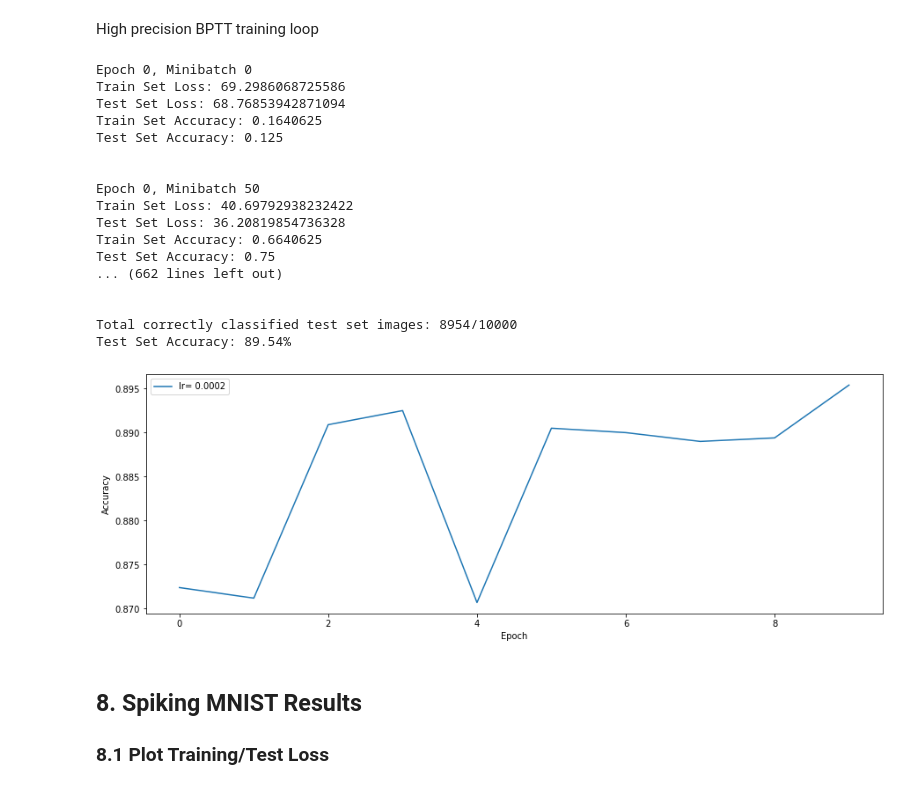
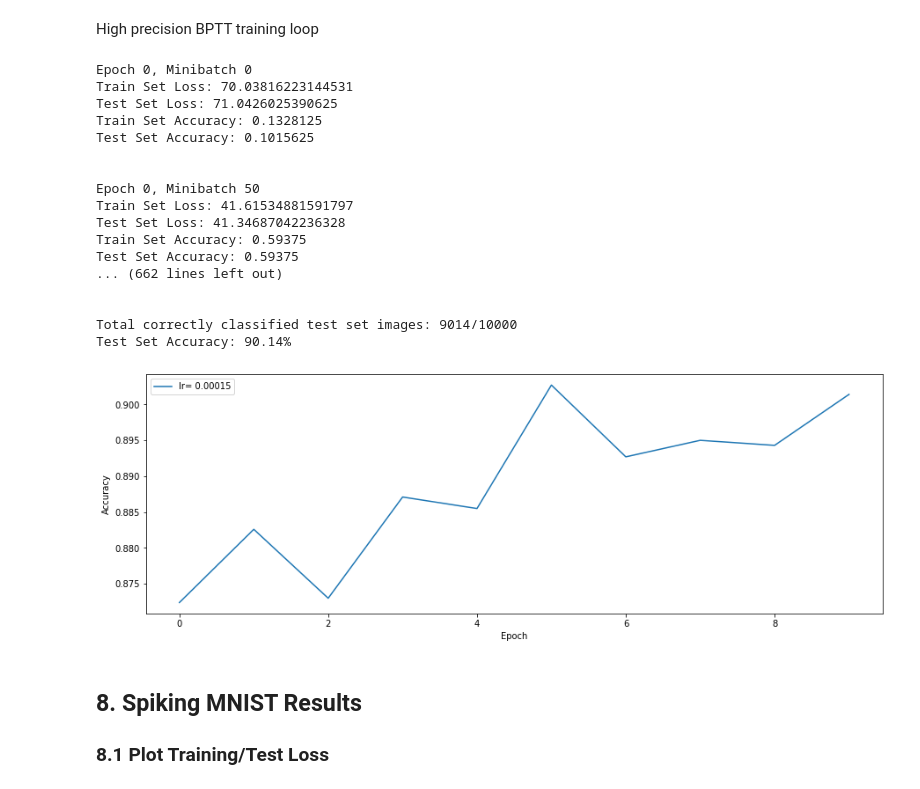
Before and after one commit to jeshraghian/snntorch, a Jupyter notebook: examples/binary_weights_conv_bilayer.ipynb, the cells around one changed output. Saved outputs shown, nothing was run; the diff lists cells and outputs as text; code cells hidden in the pictures.

```diff
--- a/examples/binary_weights_conv_bilayer.ipynb
+++ b/examples/binary_weights_conv_bilayer.ipynb
@@ -1137,6 +1135,7 @@ class Net(nn.Module):
         self.fc3 = BinarizeLinear(16*13*13, 10, bias= False)
         self.lif3 = Stein_single(alpha=alpha, beta=beta)
         self.dropout = nn.Dropout(p=0.1)
+        self.softmax = nn.Softmax(dim=-1)
     def forward(self, x):
         # Initialize LIF state variables and spike output tensors
         spk1, syn1, mem1 = self.lif1.init_stein(batch_size, 16, 13, 13)
@@ -1159,7 +1158,7 @@ class Net(nn.Module):
 
             cur3 = self.fc3(self.dropout(spk1.view(batch_size, -1)))
             spk3, syn3, mem3 = self.lif3(cur3, syn3, mem3)
-
+            spk3 = self.softmax(spk3)
             spk3_rec.append(spk3)
             mem3_rec.append(mem3)
 
@@ -1192,7 +1191,7 @@ def train_printer():
 ### 7.1 Optimizer & Loss
 We'll keep our optimizer and loss the exact same as the static MNIST case.
 # %%
-lr = 2e-4
+lr = 1.5e-4
 optimizer = torch.optim.Adam(net.parameters(), lr=lr)
 log_softmax_fn = nn.LogSoftmax(dim=-1)
 loss_fn = nn.NLLLoss()
@@ -1207,10 +1206,10 @@ test_acc = []
 counter = 0
 def adjust_learning_rate(optimizer, epoch):
     """Sets the learning rate to the initial LR decayed by 10 every 30 epochs"""
-    if epoch < 5:
+    if epoch < 2:
       new_lr = lr * (0.6 ** epoch)
       # new_lr = lr
-    else: new_lr = lr * (0.6**(4)) * (0.5**(epoch-4))
+    else: new_lr = lr * (0.6**(1)) * (0.5**(epoch-1))
     # lr = lr
     for param_group in optimizer.param_groups:
         param_group['lr'] = new_lr
@@ -1313,44 +1312,44 @@ for epoch in range(10):
                                                                 gain=1, offset=0, convert_targets=False, temporal_targets=False)
           # outputs, _ = net(spike_test.view(num_steps, images.size()[0], -1))
           outputs, _ = net(spike_test.view(num_steps, images.size()[0], 1, 28, 28))
           batch_size = temp_bs
 
         _, predicted = outputs.sum(dim=0).max(1)
         total += spike_targets.size(0)
         correct += (predicted == spike_targets).sum().item()
     test_acc.append(correct / total)
     print(f"Total correctly classified test set images: {correct}/{total}")
     print(f"Test Set Accuracy: {100 * correct / total}%")
 
 loss_hist_true_grad = loss_hist
 test_loss_hist_true_grad = test_loss_hist
 
 # Plot Loss
 fig = plt.figure(facecolor="w", figsize=(15, 5))
 plt.plot(test_acc)
 plt.legend([f"lr= {lr}"])
 plt.xlabel("Epoch")
 plt.ylabel("Accuracy")
 plt.show()
 # %% [output]
 Epoch 0, Minibatch 0
-Train Set Loss: 69.2986068725586
-Test Set Loss: 68.76853942871094
-Train Set Accuracy: 0.1640625
-Test Set Accuracy: 0.125
+Train Set Loss: 70.03816223144531
+Test Set Loss: 71.0426025390625
+Train Set Accuracy: 0.1328125
+Test Set Accuracy: 0.1015625
 
 
 Epoch 0, Minibatch 50
-Train Set Loss: 40.69792938232422
-Test Set Loss: 36.20819854736328
-Train Set Accuracy: 0.6640625
-Test Set Accuracy: 0.75
+Train Set Loss: 41.61534881591797
+Test Set Loss: 41.34687042236328
+Train Set Accuracy: 0.59375
+Test Set Accuracy: 0.59375
 ... (662 lines left out)
 
 
-Total correctly classified test set images: 8954/10000
-Test Set Accuracy: 89.54%
+Total correctly classified test set images: 9014/10000
+Test Set Accuracy: 90.14%
-[figure, old version]
+[figure, new version]
 # %% [markdown]
 ## 8. Spiking MNIST Results
 ### 8.1 Plot Training/Test Loss
```
Also changed, not shown: parts of 1 cell of this notebook.
